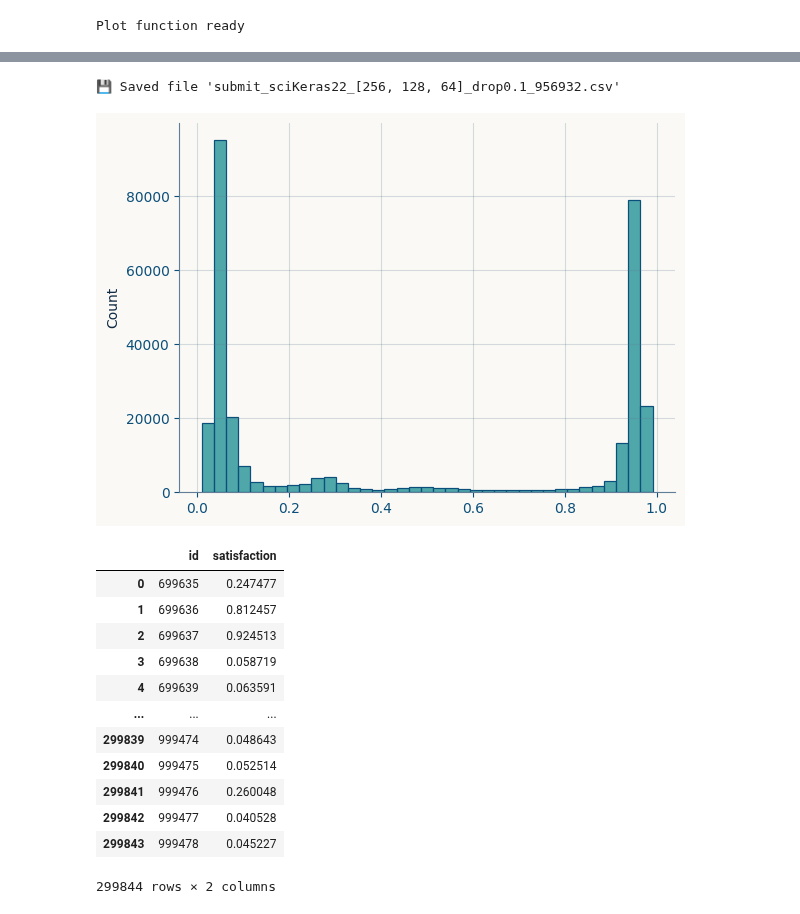
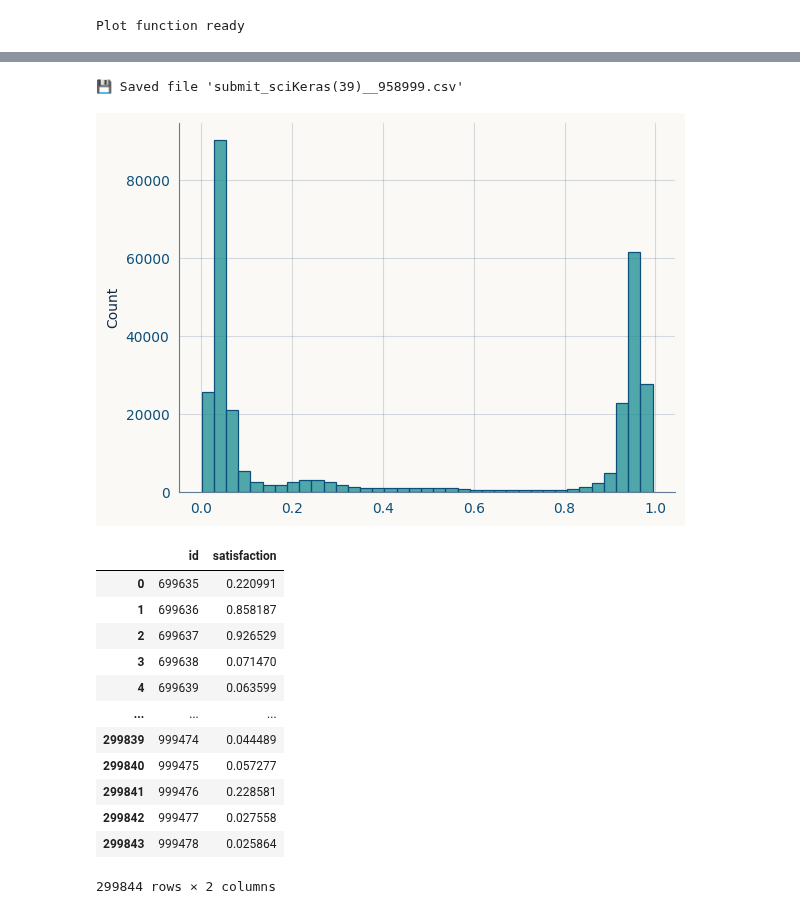
Before and after one commit to coded-sly/PS6E10-Airline-Satisfaction, a Jupyter notebook: ps6e10-scikeras-se-airline.ipynb, the cells around one changed output, grey strips where cells are left out. Drawn from its saved outputs; the diff is of its cells as text; code cells hidden in the pictures.

Commit message:
Kaggle Notebook | PS6E10 • SciKERAS_SE | ✈️ Airline | v1_drop_0.1

```diff
--- a/ps6e10-scikeras-se-airline.ipynb
+++ b/ps6e10-scikeras-se-airline.ipynb
@@ -174,11 +174,11 @@ elif PLATFORM == "colab":
     test   = pd.read_csv(PATH+"test.csv")
     orig = pd.read_csv(PATH+"data.csv")
 
-if torch.cuda.is_available():
-    submit = cudf.DataFrame(submit)
-    train = cudf.DataFrame(train)
-    test = cudf.DataFrame(test)
-    orig = cudf.DataFrame(orig)
+# if torch.cuda.is_available():
+#     submit = cudf.DataFrame(submit)
+#     train = cudf.DataFrame(train)
+#     test = cudf.DataFrame(test)
+#     orig = cudf.DataFrame(orig)
 
 ## =================================================================================
 
@@ -1026,9 +1025,9 @@ class TrainerCV:
 
             ## -- TE Opt1. -> Using CUSTOM --
             if self.use_te:
-                te_cols = nums_to_cats
+                te_cols = nums_to_cats #+ digit_cols
 
-                print(f"⚡️ scikit_TE (smooth={self.smooth}) | features ({len(te_cols)}) ⚡️")
+                print(f"⚡️ scikit_TE (smooth={self.smooth}) | features ({len(te_cols)})")
                 TE = skTE(
                     target_type='binary',
                     cv=5,
@@ -1081,7 +1080,7 @@ class TrainerCV:
             ## ------------------------------------------------------------------------
             # num_cols = [c for c in X_train.columns if c not in one_hot_cats]
 
-            all_cats = list(set(cat_cols + te_features)) # + digit_cols
+            all_cats = cat_cols #+ INTER # + digit_cols
             # ohe_cols  = [c for c in X_train.columns if c.startswith('ohe_')]
             only_nums = [c for c in X_train.columns if c not in all_cats]
             full_nums = list(set(only_nums+orig_cols)) if self.use_orig else list(set(only_nums))
@@ -1091,7 +1090,8 @@ class TrainerCV:
 
             preprocessor = make_column_transformer(
                 # (num_proc, full_nums),
-                (cat_proc, cat_cols+digit_cols if "digit_cols" in globals() else cat_cols), #
+                # (cat_proc, cat_cols+digit_cols if "digit_cols" in globals() else cat_cols), #
+                (cat_proc, all_cats), #
                 remainder='passthrough', n_jobs=-1,
             )
 
@@ -1112,7 +1112,7 @@ class TrainerCV:
                 # metrics=[tf.keras.metrics.AUC(name=self.eval_metric)],
                 # ---------------------------------------------------------
                 epochs=self.epochs,
-                batch_size=GLOBAL_BATCH_SIZE,
+                batch_size=self.batch_size if torch.cuda.is_available() else GLOBAL_BATCH_SIZE,
                 # fit__batch_size=GLOBAL_BATCH_SIZE,
                 # validation_batch_size=10000,
                 # predict__batch_size=10000,
@@ -1125,17 +1125,17 @@ class TrainerCV:
             )
             # sample_weight=get_weights(y_train, y_train)
 
-            print(f"base_train: {X_train.shape}, base_valid: {X_valid.shape} | apply_TE: {self.use_te} +++++")
-            print()
+            print(f"⧗ base_train: {X_train.shape}, base_valid: {X_valid.shape} +++++")
+
             if idx == 1:
+                print()
                 display(X_train.head())
-
             # ------------------------------------------------------------------------------
             X_train_trans = preprocessor.fit_transform(X_train, y_train)
             X_valid_trans = preprocessor.transform(X_valid)
             X_test_trans = preprocessor.transform(X_test)
 
-            print(f"input_train: {X_train_trans.shape}, input_valid: {X_valid_trans.shape} +++++")
+            print(f"⧗ proc_train: {X_train_trans.shape}, proc_valid: {X_valid_trans.shape} +++++")
 
             keras_clf.fit(X_train_trans, y_train, validation_data=(X_valid_trans, y_valid))
             self.fold_histories.append(keras_clf.history_)
@@ -1320,18 +1313,18 @@ CHECKPOINT = "checkpoints/"
 shutil.rmtree(CHECKPOINT, ignore_errors=True)
 os.makedirs(CHECKPOINT, exist_ok=True)
 
-LR          = 0.01
-EPOCHS      = 50
+LR          = 0.001
+EPOCHS      = 100
 PATIENCE    = 5
-BATCH_SIZE  = 128
+BATCH_SIZE  = 512 if torch.cuda.is_available() else 128
 DROP_RATE   = 0.1 ###
-LAYER_UNITS = [256, 128, 64]
+LAYER_UNITS = [512, 256, 128]
 
 BUILD_MLP   = True
 ACTIVATION  = "relu"
 scores = {}
 
-MODEL_ = f"sciKeras{train_X.shape[1]}_" + str(LAYER_UNITS) + "_drop" + str(DROP_RATE )
+MODEL_ = f"sciKeras({train_X.shape[1]})_" #+ str(LAYER_UNITS) + "_drop" + str(DROP_RATE )
 
 # for model_type in [True, False]:
 #     MODEL_ = f"sciKeras{train_X.shape[1]}_mlp_" + str(model_type)
@@ -1351,8 +1344,8 @@ trainer = TrainerCV(
     drop_rate     = DROP_RATE,
     activation    = ACTIVATION,
     eval_metric   = "auc",
-    # use_orig      = True,
-    # use_te        = True,
+    use_orig      = True,
+    use_te        = True,
     # smooth        = 'auto',
 )
 result = trainer.fit()
@@ -1503,33 +1537,33 @@ plot_results(result['history'])
 # %%
-n = f"{MODEL_}_{str(result['oof_score']).split('.')[1]}"
+n = f"{MODEL_}_{str(result['avg_score']).split('.')[1]}"
 
 submit[TARGET] = result["test_preds"].ravel()
 
 submit.to_csv(f"submit_{n}.csv", index=False)
 np.save(f"oof_{n}.npy", result["oof_preds"])
 np.save(f"test_{n}.npy", result["test_preds"])
 
 print(f"💾 Saved file 'submit_{n}.csv'\n")
 
 sns.histplot(submit[TARGET].values)
 plt.show()
 
 submit
 # %% [output]
-💾 Saved file 'submit_sciKeras22_[256, 128, 64]_drop0.1_956932.csv'
+💾 Saved file 'submit_sciKeras(39)__958999.csv'
-[figure, old version]
+[figure, new version]
 |  | id | satisfaction |
-| 0 | 699635 | 0.247477 |
-| 1 | 699636 | 0.812457 |
-| 2 | 699637 | 0.924513 |
-| 3 | 699638 | 0.058719 |
-| 4 | 699639 | 0.063591 |
+| 0 | 699635 | 0.220991 |
+| 1 | 699636 | 0.858187 |
+| 2 | 699637 | 0.926529 |
+| 3 | 699638 | 0.071470 |
+| 4 | 699639 | 0.063599 |
 | ... | ... | ... |
-| 299839 | 999474 | 0.048643 |
-| 299840 | 999475 | 0.052514 |
-| 299841 | 999476 | 0.260048 |
-| 299842 | 999477 | 0.040528 |
-| 299843 | 999478 | 0.045227 |
+| 299839 | 999474 | 0.044489 |
+| 299840 | 999475 | 0.057277 |
+| 299841 | 999476 | 0.228581 |
+| 299842 | 999477 | 0.027558 |
+| 299843 | 999478 | 0.025864 |
 299844 rows × 2 columns
 # %%
 # ## -- PLOTTING RESULTS --
```
Also changed, not shown: parts of 15 cells of this notebook.
